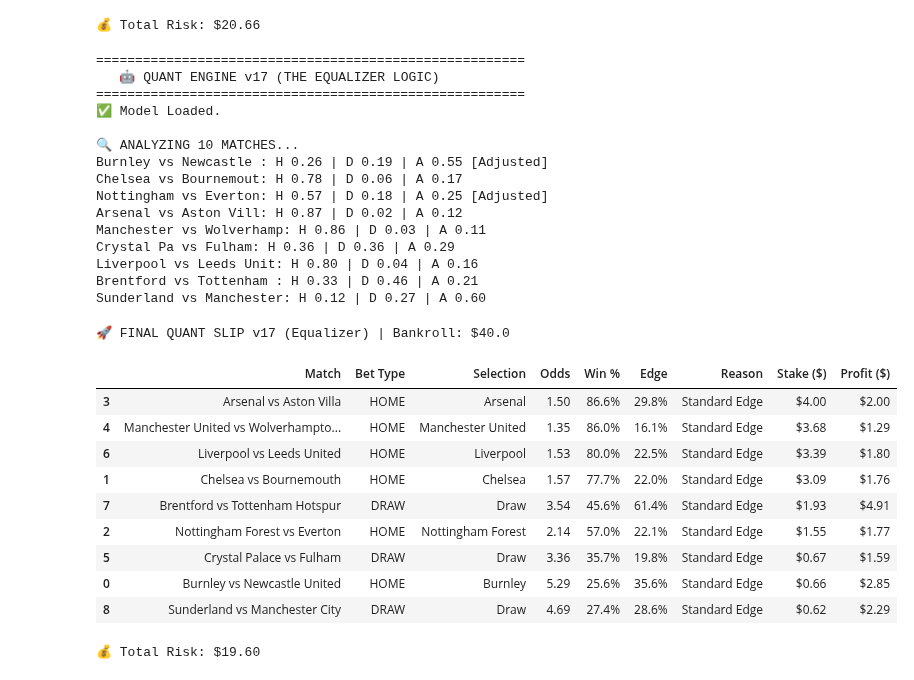
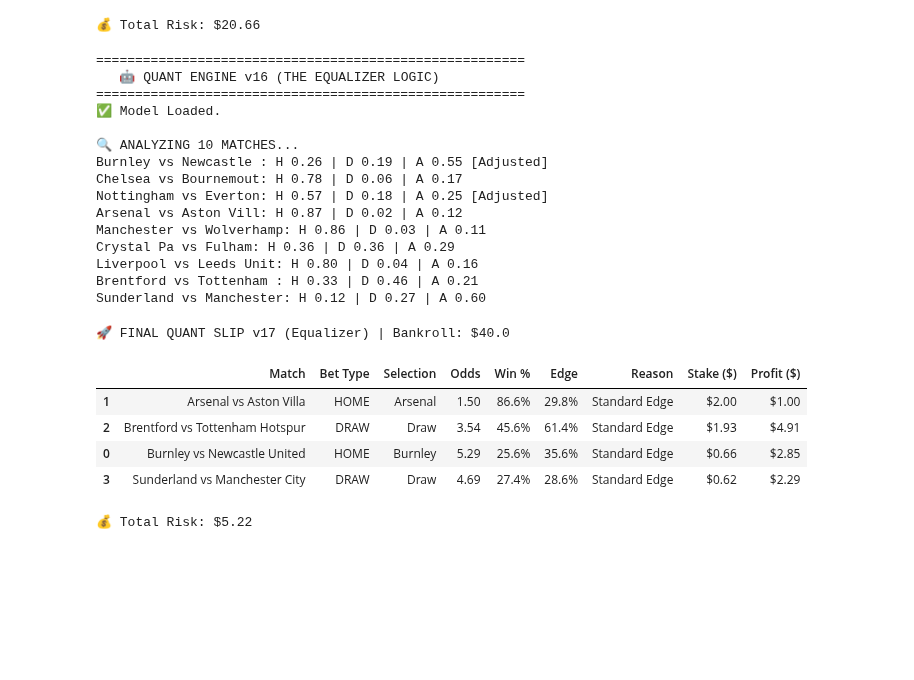
Before and after one commit to Zanehisako/football_predictor, a Jupyter notebook: quant_betting_engine.ipynb, the cells around one changed output. Saved outputs shown, nothing was run; the diff lists cells and outputs as text; code cells hidden in the pictures; blank space fills up the shorter version.

```diff
--- a/quant_betting_engine.ipynb
+++ b/quant_betting_engine.ipynb
@@ -259,9 +259,9 @@ print("=======================================================")
 # 1. CONFIGURATION
 # ==============================================================================
 BANKROLL = 40.00
-MIN_EDGE = 0.02
+MIN_EDGE = 0.05
 MAX_ODDS_CAP = 6.00
-MAX_STAKE_PCT = 0.10
+MAX_STAKE_PCT = 0.05
 KELLY_FRACTION = 0.20
 
 # --- FIXTURES ---
@@ -448,41 +448,36 @@ if opportunities:
     styled = (display_df.style
         .format({'Odds': '{:.2f}', 'Win %': '{:.1%}', 'Edge': '{:.1%}', 'Stake ($)': '${:.2f}', 'Profit ($)': '${:.2f}'})
         .background_gradient(subset=['Win %'], cmap='Greens', vmin=0.2, vmax=0.8)
         .background_gradient(subset=['Edge'], cmap='Blues', vmin=0.0, vmax=0.5)
         .bar(subset=['Stake ($)'], color='#ff6b6b', vmin=0)
         .bar(subset=['Profit ($)'], color='#51cf66', vmin=0)
         .set_caption(f"🚀 FINAL QUANT SLIP v17 (Equalizer) | Bankroll: ${BANKROLL}")
     )
     display(styled)
 
     print(f"\n💰 Total Risk: ${res['Stake'].sum():.2f}")
 else:
     print("\n📉 No Value Bets Found.")
 # %% [output]
 =======================================================
-   🤖 QUANT ENGINE v17 (THE EQUALIZER LOGIC)
+   🤖 QUANT ENGINE v16 (THE EQUALIZER LOGIC)
 =======================================================
 ✅ Model Loaded.
 
 🔍 ANALYZING 10 MATCHES...
 Burnley vs Newcastle : H 0.26 | D 0.19 | A 0.55 [Adjusted]
 Chelsea vs Bournemout: H 0.78 | D 0.06 | A 0.17
 Nottingham vs Everton: H 0.57 | D 0.18 | A 0.25 [Adjusted]
 Arsenal vs Aston Vill: H 0.87 | D 0.02 | A 0.12
 Manchester vs Wolverhamp: H 0.86 | D 0.03 | A 0.11
 Crystal Pa vs Fulham: H 0.36 | D 0.36 | A 0.29
 Liverpool vs Leeds Unit: H 0.80 | D 0.04 | A 0.16
 Brentford vs Tottenham : H 0.33 | D 0.46 | A 0.21
 Sunderland vs Manchester: H 0.12 | D 0.27 | A 0.60
 🚀 FINAL QUANT SLIP v17 (Equalizer) | Bankroll: $40.0
 |  | Match | Bet Type | Selection | Odds | Win % | Edge | Reason | Stake ($) | Profit ($) |
-| 3 | Arsenal vs Aston Villa | HOME | Arsenal | 1.50 | 86.6% | 29.8% | Standard Edge | $4.00 | $2.00 |
-| 4 | Manchester United vs Wolverhampto... | HOME | Manchester United | 1.35 | 86.0% | 16.1% | Standard Edge | $3.68 | $1.29 |
-| 6 | Liverpool vs Leeds United | HOME | Liverpool | 1.53 | 80.0% | 22.5% | Standard Edge | $3.39 | $1.80 |
-| 1 | Chelsea vs Bournemouth | HOME | Chelsea | 1.57 | 77.7% | 22.0% | Standard Edge | $3.09 | $1.76 |
-| 7 | Brentford vs Tottenham Hotspur | DRAW | Draw | 3.54 | 45.6% | 61.4% | Standard Edge | $1.93 | $4.91 |
-| 2 | Nottingham Forest vs Everton | HOME | Nottingham Forest | 2.14 | 57.0% | 22.1% | Standard Edge | $1.55 | $1.77 |
-| 5 | Crystal Palace vs Fulham | DRAW | Draw | 3.36 | 35.7% | 19.8% | Standard Edge | $0.67 | $1.59 |
+| 1 | Arsenal vs Aston Villa | HOME | Arsenal | 1.50 | 86.6% | 29.8% | Standard Edge | $2.00 | $1.00 |
+| 2 | Brentford vs Tottenham Hotspur | DRAW | Draw | 3.54 | 45.6% | 61.4% | Standard Edge | $1.93 | $4.91 |
 | 0 | Burnley vs Newcastle United | HOME | Burnley | 5.29 | 25.6% | 35.6% | Standard Edge | $0.66 | $2.85 |
-| 8 | Sunderland vs Manchester City | DRAW | Draw | 4.69 | 27.4% | 28.6% | Standard Edge | $0.62 | $2.29 |
+| 3 | Sunderland vs Manchester City | DRAW | Draw | 4.69 | 27.4% | 28.6% | Standard Edge | $0.62 | $2.29 |
-💰 Total Risk: $19.60
+💰 Total Risk: $5.22
```
Also changed, not shown: 2 other files.
